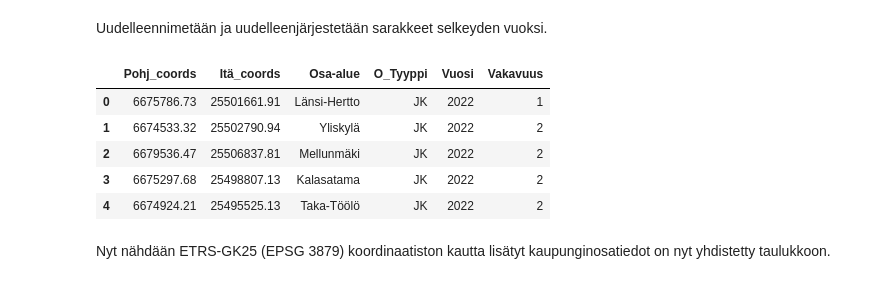
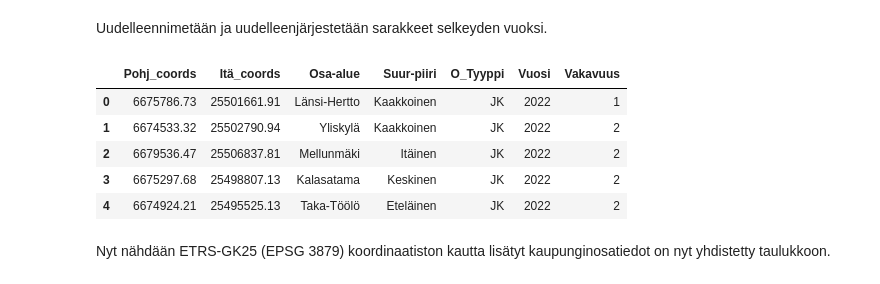
Before and after one commit to TonyKarlin/OhTu_ML_Project, a Jupyter notebook: Liikenneonnettomuudet.ipynb, the cells around one changed output. Drawn from its saved outputs; the diff is of its cells as text; code cells hidden in the pictures.

```diff
--- a/Liikenneonnettomuudet.ipynb
+++ b/Liikenneonnettomuudet.ipynb
@@ -56,12 +56,13 @@ Aineistoon lisätään [Helsingin piirijako](https://hri.fi/data/fi/dataset/hels
 # %%
 geodata_filepath = "datasets/piirialuejako-1995-2019.gpkg"
 areas = gpd.read_file(geodata_filepath, layer="osa_alue_2019")
+suur_piirit = gpd.read_file(geodata_filepath, layer="suur_2019")
 
 accidents_filepath = "datasets/liikenneonnettomuudet.csv"
-project_df = pd.read_csv(accidents_filepath, sep=";", decimal=",")
+accidents = pd.read_csv(accidents_filepath, sep=";", decimal=",")
 
-print("Datasetin rivien määrä:", len(project_df))
-project_df.head()
+print("Datasetin rivien määrä:", len(accidents))
+accidents.head()
 # %% [output]
 Datasetin rivien määrä: 53800
 |  | LAJI | pohj_etrs | ita_etrs | VAKAV_A | VV |
@@ -145,18 +136,28 @@ Pudotettiin 3 riviä.
 Seuraavaksi yhdistetään piirialuejakotieto alkuperäiselle dataframelle erillisestä ``piirialuejako-1995-2019.gpkg`` tiedostosta. Tavoitteena lisätä siis kaupunginosa-sarake jokaiselle datariville, jotta voidaan nähdä suoraan mihin kaupunginosaan mikäkin datarivi sijoittuu.
 # %%
 accidents = gpd.GeoDataFrame(
-    project_df,
-    geometry=gpd.points_from_xy(project_df["ita_etrs"], project_df["pohj_etrs"]),
+    accidents,
+    geometry=gpd.points_from_xy(accidents["ita_etrs"], accidents["pohj_etrs"]),
     crs="EPSG:3879"
 )
 areas = areas.to_crs(accidents.crs)
 
+# After first join
 accidents = gpd.sjoin(
     accidents,
     areas[["Nimi", "geometry"]],
     how="left",
     predicate="within"
 )
+accidents = accidents.rename(columns={"Nimi": "Osa-alue"})
+accidents = accidents.drop(columns=["index_right"])  # keep geometry
 
-accidents = accidents.rename(columns={"Nimi": "Osa-alue"})
-accidents = accidents.drop(columns=["geometry", "index_right"])
+# Second join works without rebuilding geometry
+accidents = gpd.sjoin(
+    accidents,
+    suur_piirit[["Nimi", "geometry"]],
+    how="left",
+    predicate="within"
+)
+accidents = accidents.rename(columns={"Nimi": "Suur-piiri"})
+accidents = accidents.drop(columns=["index_right", "geometry"])
@@ -162,0 +166,6 @@ accidents = accidents.drop(columns=["geometry", "index_right"])
+# %%
+rows_before = len(accidents)
+accidents = accidents.dropna()
+rows_after = len(accidents)
+
+print(f"Pudotettiin {rows_before - rows_after} riviä.")
@@ -165,15 +192,15 @@ Uudelleennimetään ja uudelleenjärjestetään sarakkeet selkeyden vuoksi.
 # %%
 col_rename = {"LAJI": "O_Tyyppi", "pohj_etrs": "Pohj_coords", "ita_etrs": "Itä_coords","VAKAV_A": "Vakavuus", "VV": "Vuosi"}
 accidents = accidents.rename(columns=col_rename)
-accidents = accidents.iloc[:, [1, 2, 5, 0, 4, 3]]
+accidents = accidents.iloc[:, [1, 2, 5, 6, 0, 4, 3]]
 accidents.head()
 # %% [output]
-|  | Pohj_coords | Itä_coords | Osa-alue | O_Tyyppi | Vuosi | Vakavuus |
-| 0 | 6675786.73 | 25501661.91 | Länsi-Hertto | JK | 2022 | 1 |
-| 1 | 6674533.32 | 25502790.94 | Yliskylä | JK | 2022 | 2 |
-| 2 | 6679536.47 | 25506837.81 | Mellunmäki | JK | 2022 | 2 |
-| 3 | 6675297.68 | 25498807.13 | Kalasatama | JK | 2022 | 2 |
-| 4 | 6674924.21 | 25495525.13 | Taka-Töölö | JK | 2022 | 2 |
+|  | Pohj_coords | Itä_coords | Osa-alue | Suur-piiri | O_Tyyppi | Vuosi | Vakavuus |
+| 0 | 6675786.73 | 25501661.91 | Länsi-Hertto | Kaakkoinen | JK | 2022 | 1 |
+| 1 | 6674533.32 | 25502790.94 | Yliskylä | Kaakkoinen | JK | 2022 | 2 |
+| 2 | 6679536.47 | 25506837.81 | Mellunmäki | Itäinen | JK | 2022 | 2 |
+| 3 | 6675297.68 | 25498807.13 | Kalasatama | Keskinen | JK | 2022 | 2 |
+| 4 | 6674924.21 | 25495525.13 | Taka-Töölö | Eteläinen | JK | 2022 | 2 |
 # %% [markdown]
 Nyt nähdään ETRS-GK25 (EPSG 3879) koordinaatiston kautta lisätyt kaupunginosatiedot on nyt yhdistetty taulukkoon.
 # %% [markdown]
```
Also changed, not shown: parts of 43 cells of this notebook.
